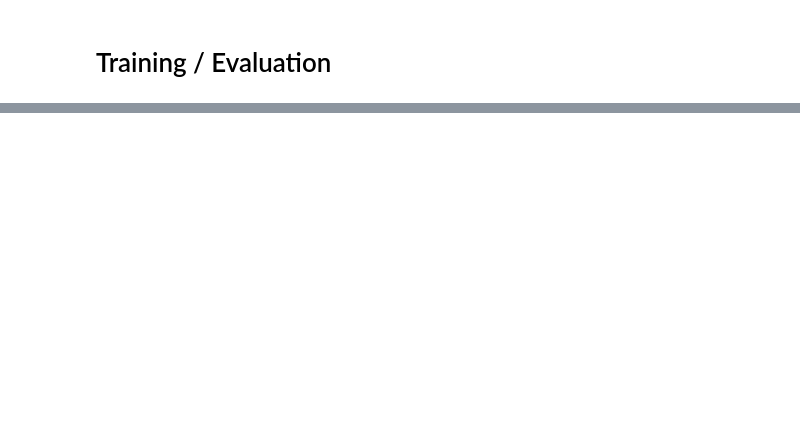
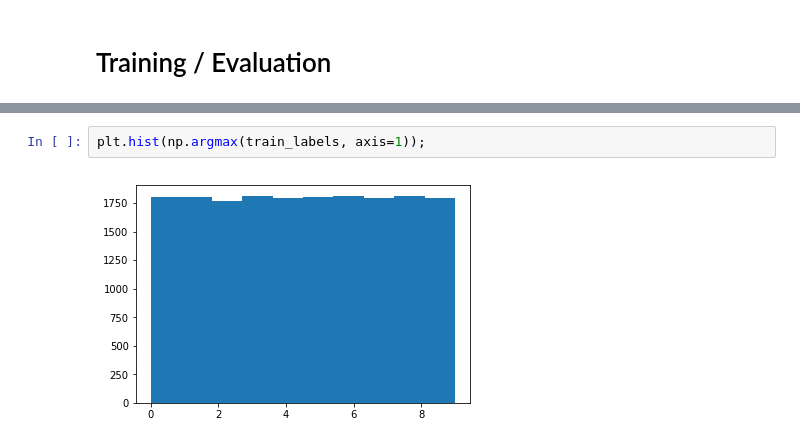
Before and after one commit to akshayyeluri/cellClassifier, a Jupyter notebook: keras_tests.ipynb, the cells around one changed output, grey strips where cells are left out. Cells and saved outputs as stored; diff of their text form; blank space fills up the shorter version.

```diff
--- a/keras_tests.ipynb
+++ b/keras_tests.ipynb
@@ -146,0 +146,4 @@ utils.plot_confusions(conf);
+# %%
+plt.hist(np.argmax(train_labels, axis=1));
+# %% [output]
+[figure, added]
```
Also changed, not shown: parts of 11 cells of this notebook, 1 other file.
